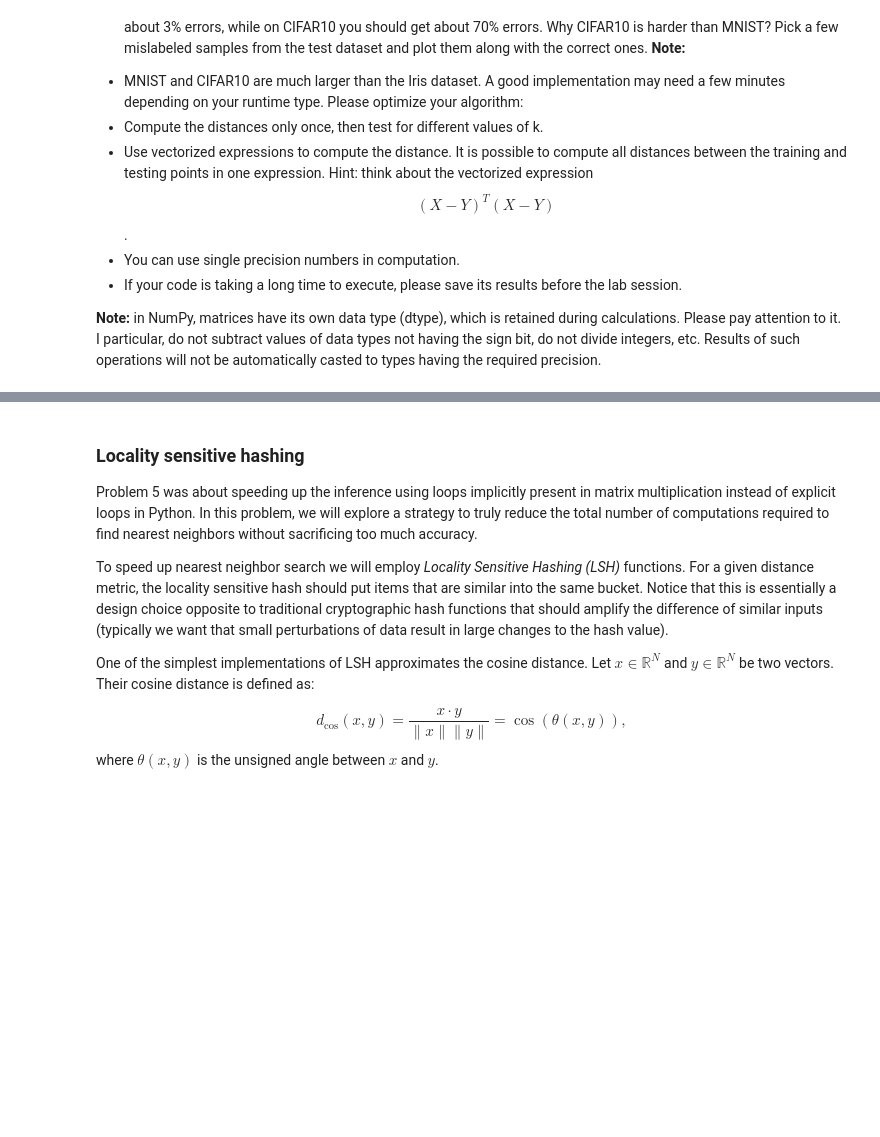
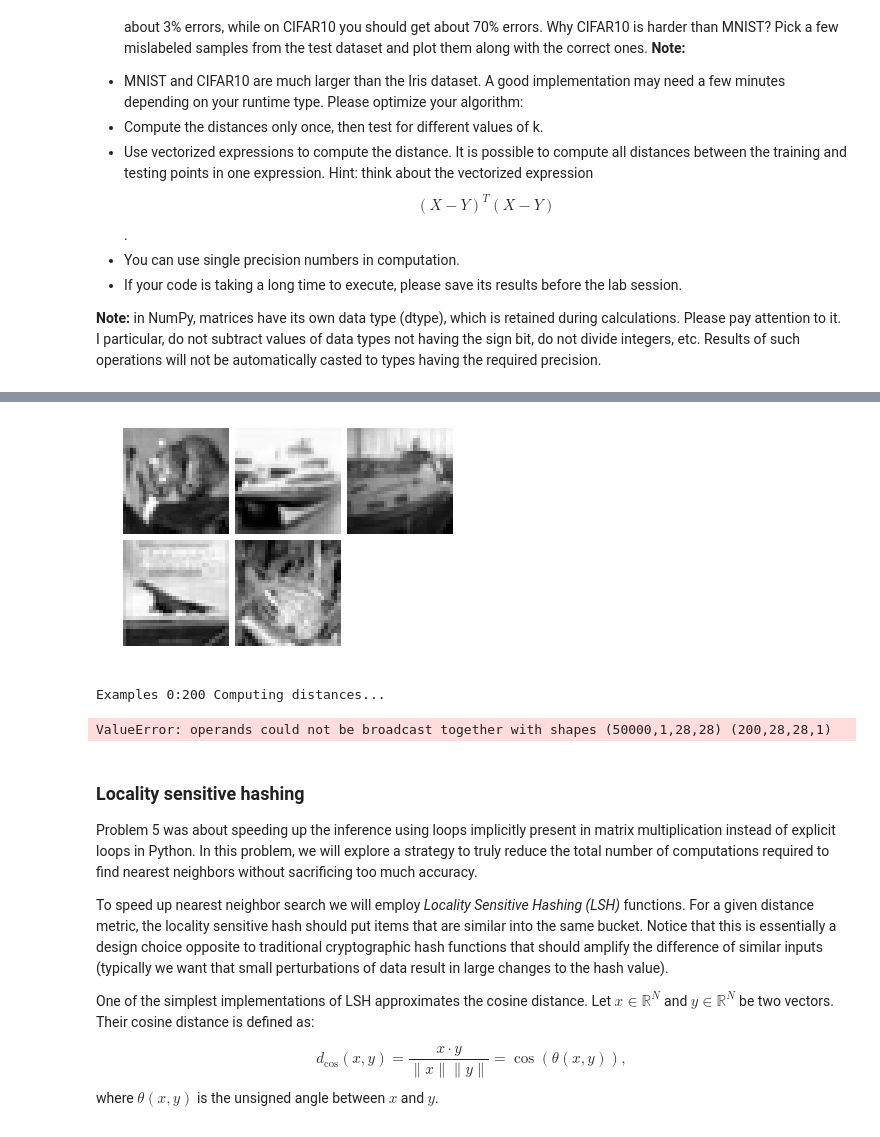
Before and after one commit to Congr00/Uni, a Jupyter notebook: Sieci Neuronowe/lab1/Assignment1.ipynb, the cells around one changed output, grey strips where cells are left out. Drawn from its saved outputs; the diff is of its cells as text; code cells hidden in the pictures; blank space fills up the shorter version.

```diff
--- a/Sieci Neuronowe/lab1/Assignment1.ipynb
+++ b/Sieci Neuronowe/lab1/Assignment1.ipynb
@@ -524,7 +531,10 @@ with np.load('cifar.npz') as data:
 # %%
 #
 # TODO: plot an example of each class on MNIST and on CIFAR-10
 #
+plot_mat(cifar_test_data_uint8[:5,None,:,:,0], cmap='gray')
+# %% [output]
+[figure, added]
 # %%
 from scipy.stats import mode
 
@@ -569,7 +580,10 @@ mnist_validation_errs = KNN(
     mnist_valid_data_uint8, mnist_valid_labels_int64,
     [1, 3, 5, 7, 9])
 
-plot(mnist_validation_errs[0, :], mnist_validation_errs[1, :])
+#plt(mnist_validation_errs[0, :], mnist_validation_errs[1, :])
+# %% [output]
+Examples 0:200 Computing distances...
+ValueError: operands could not be broadcast together with shapes (50000,1,28,28) (200,28,28,1)
 # %%
 # Now use the best k to compute the test error
 
```
Also changed, not shown: parts of 5 cells of this notebook, 13 other files.
